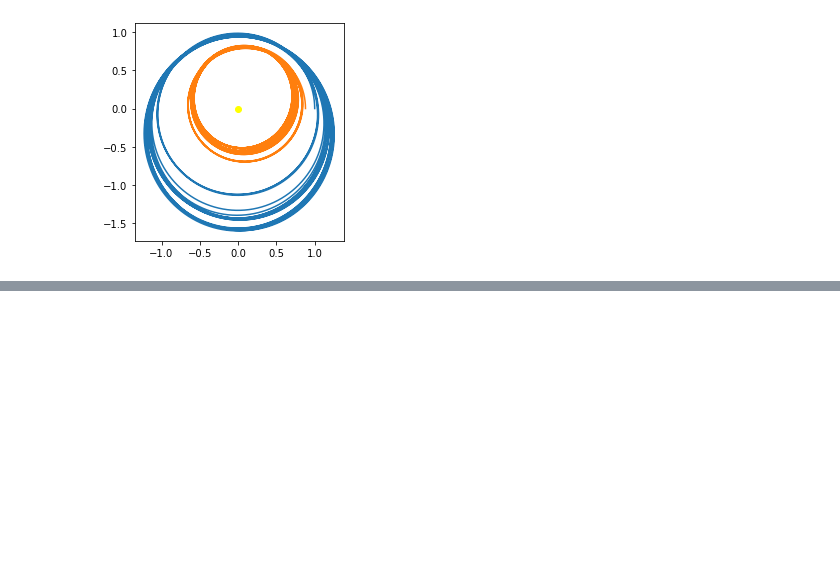
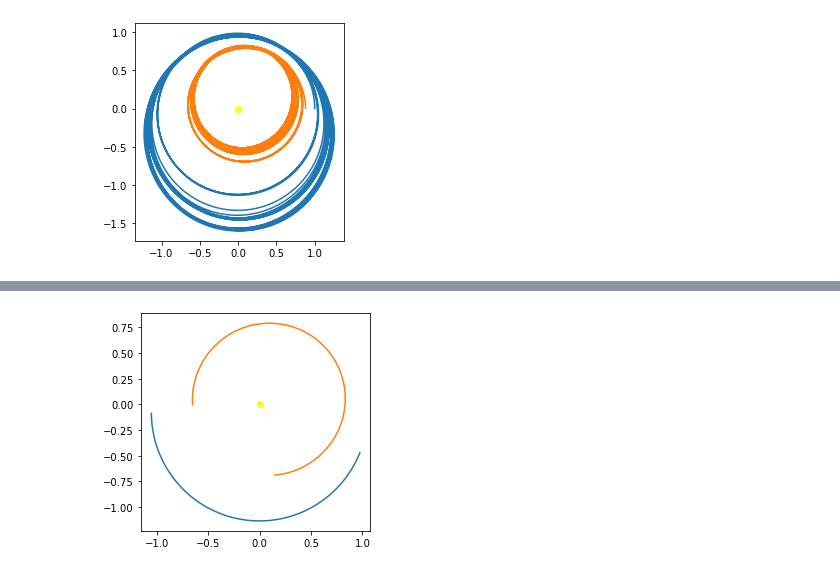
Before and after one commit to richmf/Fisica-Computacional-clases, a Jupyter notebook: Mini sistema solar.ipynb, the cells around one changed output, grey strips where cells are left out. Saved outputs shown, nothing was run; the diff lists cells and outputs as text; code cells hidden in the pictures; blank space fills up the shorter version.

```diff
--- a/Mini sistema solar.ipynb
+++ b/Mini sistema solar.ipynb
@@ -58,0 +91,10 @@ plot(sol.y[4],sol.y[5],label="Planetoide")
+# %%
+t = linspace(pi,2*pi,100)
+plot(mov_planetario.sol(t)[0],mov_planetario.sol(t)[1],label="Tierra")
+plot(mov_planetario.sol(t)[4],mov_planetario.sol(t)[5],label="Planetoide")
+
+plot([0],[0],'o',color='yellow')
+gca().set_aspect('equal')
+show()
+# %% [output]
+[figure, added]
```
Also changed, not shown: parts of 5 cells of this notebook, 1 other file.
